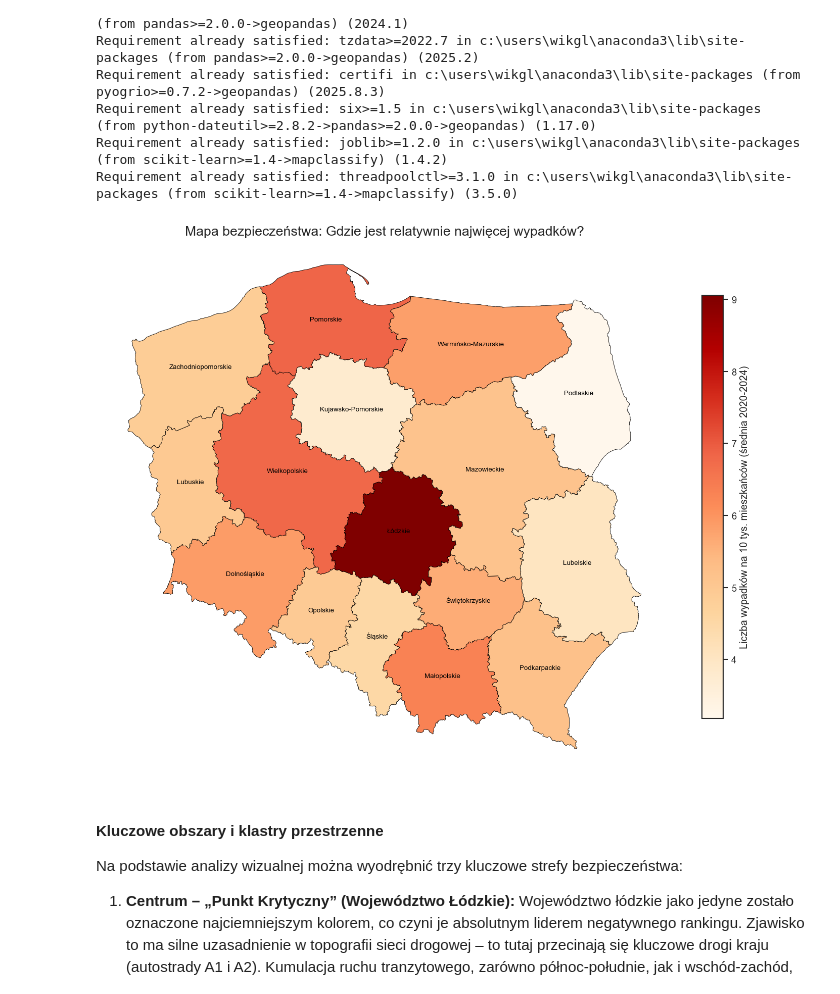
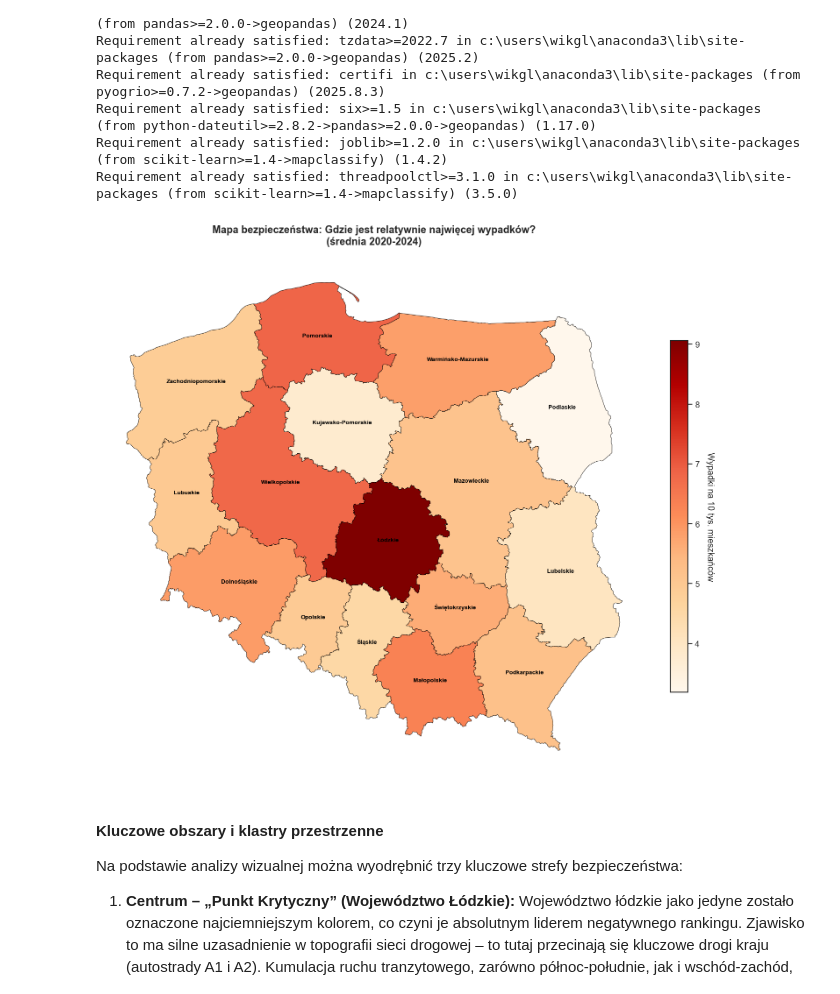
Before and after one commit to wiktoria-gliniecka/ggplotki, a Jupyter notebook: projekt_ggplotki.ipynb, the cells around one changed output. Saved outputs shown, nothing was run; the diff lists cells and outputs as text; code cells hidden in the pictures.

```diff
--- a/projekt_ggplotki.ipynb
+++ b/projekt_ggplotki.ipynb
@@ -13,21 +19,23 @@ Note: you may need to restart the kernel to use updated packages.
 # %%
-# data analysis and wrangling
+
+# Analiza i przetwarzanie danych
 import numpy as np
 import pandas as pd
 import requests
+import xml.etree.ElementTree as ET
 
-# visualization
+# Wizualizacja
 import seaborn as sns
 import matplotlib.pyplot as plt
-import xml.etree.ElementTree as ET
 
-# machine learning
+# Analiza statystyczna
 import statsmodels.api as sm
 import statsmodels.formula.api as smf
 from statsmodels.stats.multicomp import pairwise_tukeyhsd
 from scipy.stats import chi2_contingency
+
+# Ustawienia
 import warnings
-
-warnings.simplefilter(action='ignore', category=FutureWarning)
-warnings.simplefilter(action='ignore', category=UserWarning)
-warnings.simplefilter(action='ignore', category=PendingDeprecationWarning)
+warnings.filterwarnings('ignore')
+sns.set_theme(style="whitegrid")
+plt.rcParams['figure.figsize'] = (12, 8)
@@ -461,49 +433,49 @@ Requirement already satisfied: threadpoolctl>=3.1.0 in c:\users\wikgl\anaconda3\
 # %%
 import geopandas as gpd
 
-# 1. PRZYGOTOWANIE DANYCH (Agregacja)
-# Obliczamy średni wskaźnik wypadkowości dla każdego województwa (średnia z lat 2020-2024)
-# Bierzemy pod uwagę wypadki 'ogółem'
+# 1-4. [Jak wcześniej - bez zmian]
 df_mapa = df_full[df_full['Kategoria'] == 'ogółem'].groupby('Wojewodztwo')['Wskaznik_10k'].mean().reset_index()
-
-# 2. POBRANIE GEOMETRII (KONTURÓW) POLSKI
-# Pobieramy gotowy plik GeoJSON z GitHuba
 url_geojson = "https://raw.githubusercontent.com/ppatrzyk/polska-geojson/master/wojewodztwa/wojewodztwa-min.geojson"
 gdf = gpd.read_file(url_geojson)
-
-# 3. DOSTOSOWANIE NAZW DO ŁĄCZENIA
-# W GeoJSON nazwy mogą być różne, więc ujednolicamy je do wielkich liter
 gdf['nazwa'] = gdf['nazwa'].str.upper()
-
-# 4. ŁĄCZENIE DANYCH
-# Łączymy tabelę z mapą (gdf) z Twoimi wynikami (df_mapa) po nazwie województwa
 gdf_merged = gdf.merge(df_mapa, left_on='nazwa', right_on='Wojewodztwo', how='left')
 
 # 5. RYSOWANIE MAPY
 fig, ax = plt.subplots(1, 1, figsize=(12, 12))
 
-gdf_merged.plot(column='Wskaznik_10k',
-                ax=ax,
-                legend=True,
-                legend_kwds={'label': "Liczba wypadków na 10 tys. mieszkańców (średnia 2020-2024)",
-                             'orientation': "vertical",
-                             'shrink': 0.6},
-                cmap='OrRd',  # Kolory: Od jasnego (mało wypadków) do Czerwonego (dużo)
-                edgecolor='black', # Czarne granice województw
-                linewidth=0.5)
+# Rysujemy mapę bez automatycznej legendy
+im = gdf_merged.plot(column='Wskaznik_10k',
+                     ax=ax,
+                     legend=False,  # Wyłączamy automatyczną legendę
+                     cmap='OrRd',
+                     edgecolor='black',
+                     linewidth=0.5,
+                     vmin=df_mapa['Wskaznik_10k'].min(),
+                     vmax=df_mapa['Wskaznik_10k'].max())
 
-# Dodatki estetyczne
-ax.set_title('Mapa bezpieczeństwa: Gdzie jest relatywnie najwięcej wypadków?', fontsize=16)
-ax.set_axis_off() # Wyłączamy osie X/Y (współrzędne geograficzne nie są potrzebne do czytania mapy)
+# Ręczne dodanie kolorowej legendy (colorbar)
+sm = plt.cm.ScalarMappable(cmap='OrRd',
+                           norm=plt.Normalize(vmin=df_mapa['Wskaznik_10k'].min(),
+                                             vmax=df_mapa['Wskaznik_10k'].max()))
+sm._A = []
+cbar = fig.colorbar(sm, ax=ax, fraction=0.03, pad=0.04)
+cbar.set_label('Wypadki na 10 tys. mieszkańców', rotation=270, labelpad=20)
 
-# Dodajemy etykiety z nazwami województw
-for x, y, label in zip(gdf_merged.geometry.centroid.x, gdf_merged.geometry.centroid.y, gdf_merged['nazwa']):
-    ax.text(x, y, label.title(), fontsize=8, ha='center', color='black')
+ax.set_title('Mapa bezpieczeństwa: Gdzie jest relatywnie najwięcej wypadków?\n(średnia 2020-2024)',
+             fontsize=14, fontweight='bold', pad=20)
+ax.set_axis_off()
+
+# Etykiety województw
+for x, y, label in zip(gdf_merged.geometry.centroid.x,
+                       gdf_merged.geometry.centroid.y,
+                       gdf_merged['nazwa']):
+    ax.text(x, y, label.title(), fontsize=8, ha='center',
+            color='black', fontweight='bold')
 
 plt.tight_layout()
 plt.show()
 # %% [output]
-[figure, old version]
+[figure, new version]
 # %% [markdown]
 #### Kluczowe obszary i klastry przestrzenne
 
```
Also changed, not shown: parts of 101 cells of this notebook, 1 other file.
